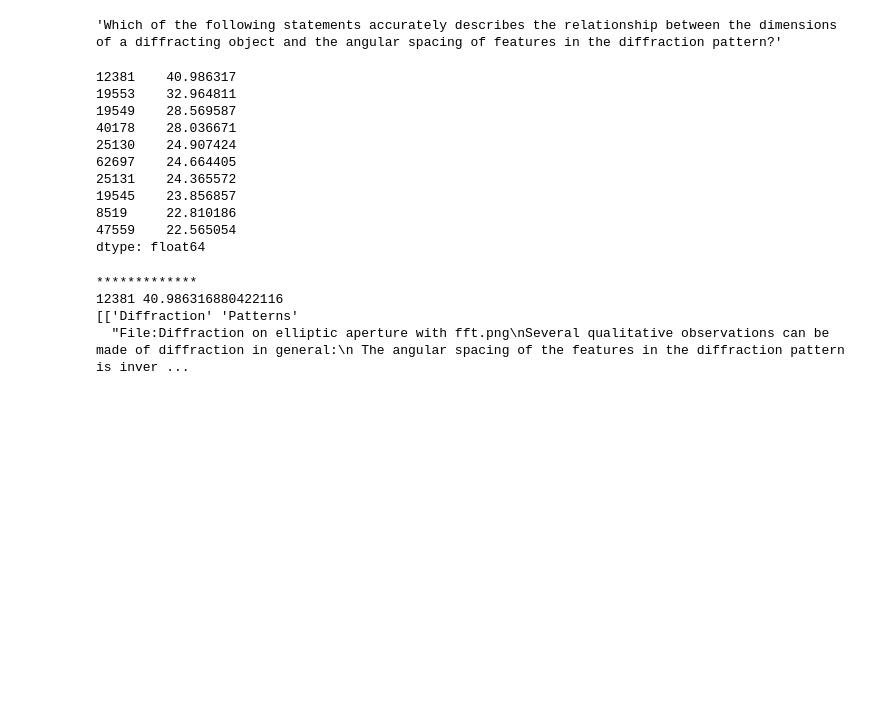
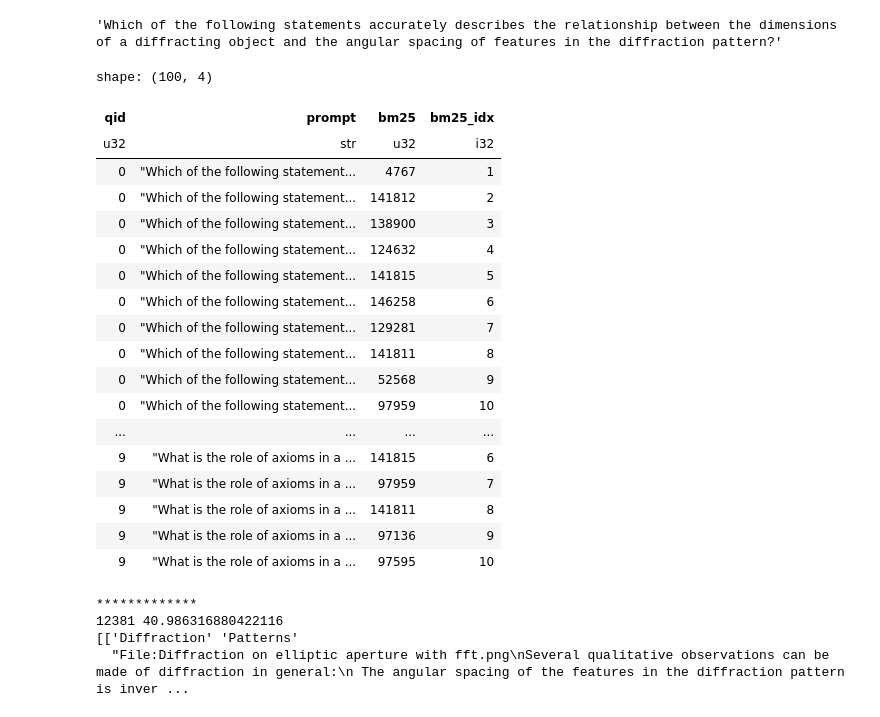
Before and after one commit to dan-tee/kaggle-science-exam, a Jupyter notebook: WikiSearch - ColBERT.ipynb, the cells around one changed output. Drawn from its saved outputs; the diff is of its cells as text; code cells hidden in the pictures; blank space fills up the shorter version.

```diff
--- a/WikiSearch - ColBERT.ipynb
+++ b/WikiSearch - ColBERT.ipynb
@@ -62,21 +68,40 @@ def bm25_scores(query):
     scores = scores.sort_values(ascending=False)
     return scores
 # %%
-scores = pd.Series(bm25.get_scores(tokenized_query))
-scores = scores.sort_values(ascending=False)
-scores[:10]
+scores = []
+for question in tqdm(df_test['prompt'][:10]):
+    q_scores = pd.Series(bm25.get_scores(question))
+    scores.append(q_scores.sort_values(ascending=False)[:10].index.to_list())
-# %% [output]
-12381    40.986317
-19553    32.964811
-19549    28.569587
-40178    28.036671
-25130    24.907424
-62697    24.664405
-25131    24.365572
-19545    23.856857
-8519     22.810186
-47559    22.565054
-dtype: float64
+# %%
+bm25 = pl.Series("bm25", scores, dtype=pl.List(pl.UInt32))
+info = df_test[:10][['prompt']].with_columns(bm25)
+info = info.with_row_count('qid')
+info = info.explode('bm25')
+info.with_columns(pl.lit(1).alias("ones"))\
+    .select([
+        pl.all().exclude("ones"),
+        pl.col("ones").cumsum().over("qid").flatten().alias("bm25_idx")
+    ])
+# %% [output]
+shape: (100, 4)
+| qid | prompt | bm25 | bm25_idx |
+| u32 | str | u32 | i32 |
+| 0 | "Which of the following statement... | 4767 | 1 |
+| 0 | "Which of the following statement... | 141812 | 2 |
+| 0 | "Which of the following statement... | 138900 | 3 |
+| 0 | "Which of the following statement... | 124632 | 4 |
+| 0 | "Which of the following statement... | 141815 | 5 |
+| 0 | "Which of the following statement... | 146258 | 6 |
+| 0 | "Which of the following statement... | 129281 | 7 |
+| 0 | "Which of the following statement... | 141811 | 8 |
+| 0 | "Which of the following statement... | 52568 | 9 |
+| 0 | "Which of the following statement... | 97959 | 10 |
+| ... | ... | ... | ... |
+| 9 | "What is the role of axioms in a ... | 141815 | 6 |
+| 9 | "What is the role of axioms in a ... | 97959 | 7 |
+| 9 | "What is the role of axioms in a ... | 141811 | 8 |
+| 9 | "What is the role of axioms in a ... | 97136 | 9 |
+| 9 | "What is the role of axioms in a ... | 97595 | 10 |
 # %%
 for item in scores[:1].items():
     print('*************')
```
Also changed, not shown: parts of 15 cells of this notebook, 1 other file.
